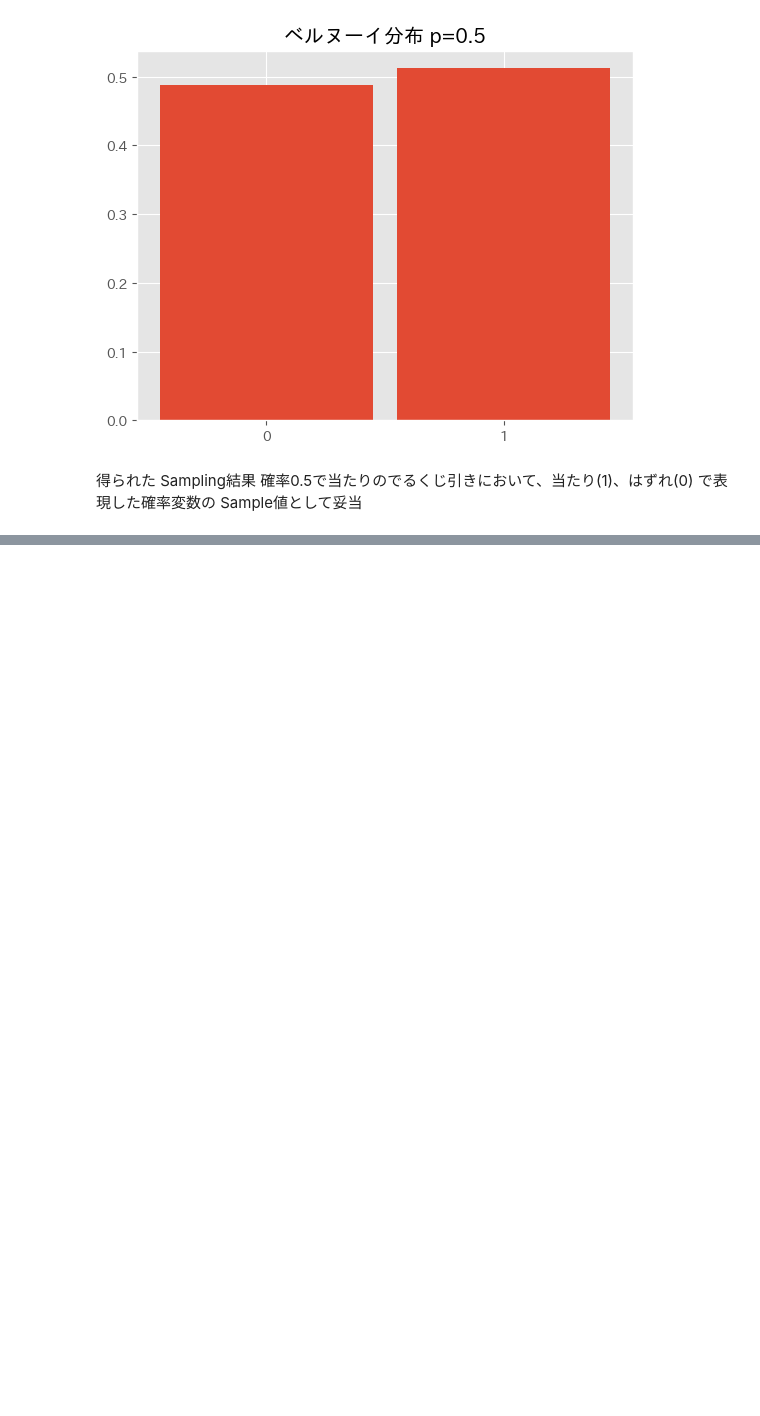
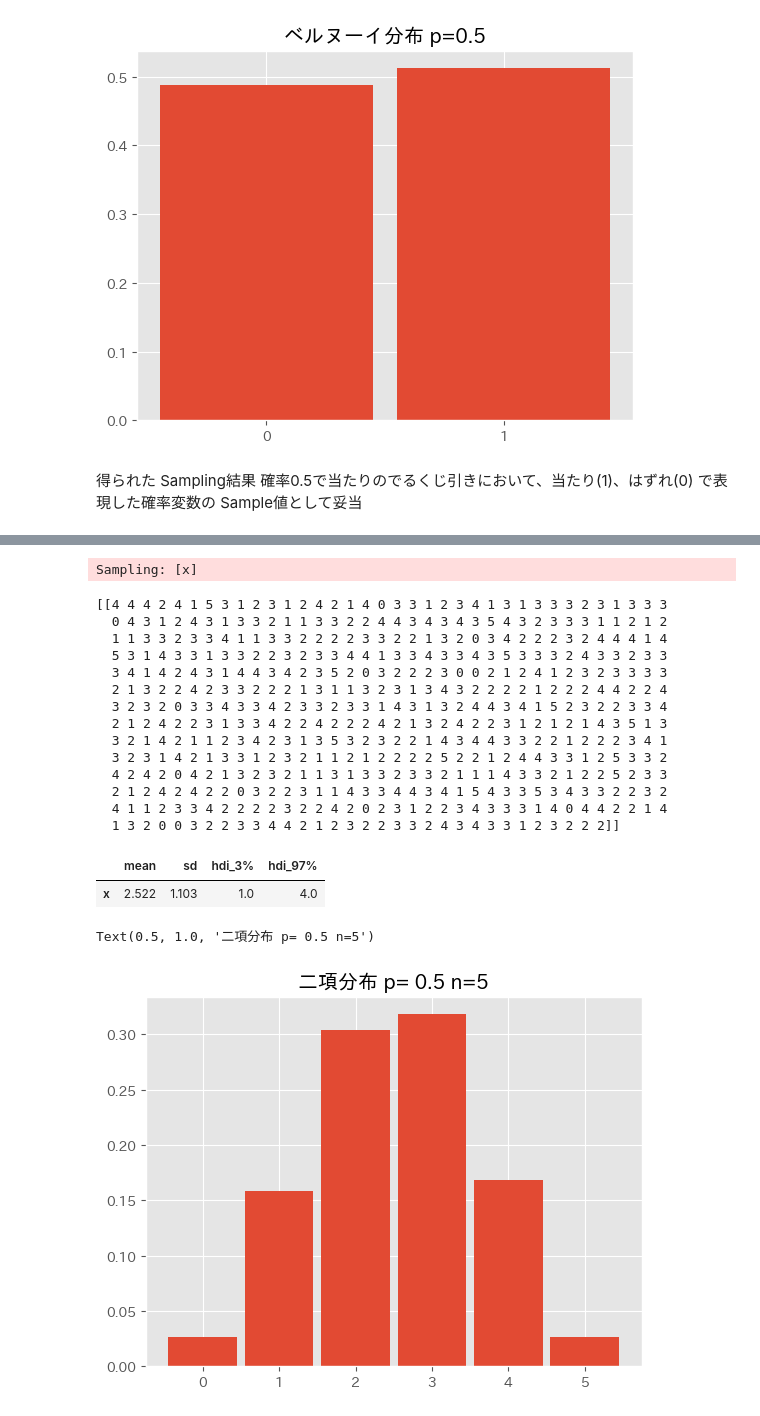
Before and after one commit to 1024xx4/py_bayes_intro, a Jupyter notebook: notebook.ipynb, the cells around one changed output, grey strips where cells are left out. Cells and saved outputs as stored; diff of their text form; code cells hidden in the pictures; blank space fills up the shorter version.

Commit message:
Feat: 二項分布（pm.Binomial Class）を表現する

```diff
--- a/notebook.ipynb
+++ b/notebook.ipynb
@@ -264,0 +271,49 @@ Text(0.5, 1.0, 'ベルヌーイ分布 p=0.5')
+# %%
+# 二項分布の確率 Model の定義
+
+# Parameter設定
+p = 0.5
+n = 5
+
+model2 = pm.Model()
+with model2:
+    # pm.Binomial: 二項分布
+    # p: 施行が成功する確率
+    # n: 施行回数
+    x = pm.Binomial('x', p=p, n=n)
+# %%
+# Sampling と結果分析
+with model2:
+    prior_samples2 = pm.sample_prior_predictive(random_seed=42)  # Sampling
+
+# Sample値抽出
+x_samples2 = prior_samples2['prior']['x'].values
+print(x_samples2)
+
+# Sampling結果の統計分析
+summary2 = az.summary(prior_samples2, kind='stats')
+display(summary2)
+
+# Sampling結果の可視化
+ax = az.plot_dist(x_samples2)
+ax.set_title(f'二項分布 p= {p} n={n}')
+# %% [output]
+Sampling: [x]
+[[4 4 4 2 4 1 5 3 1 2 3 1 2 4 2 1 4 0 3 3 1 2 3 4 1 3 1 3 3 3 2 3 1 3 3 3
+  0 4 3 1 2 4 3 1 3 3 2 1 1 3 3 2 2 4 4 3 4 3 4 3 5 4 3 2 3 3 3 1 1 2 1 2
+  1 1 3 3 2 3 3 4 1 1 3 3 2 2 2 2 3 3 2 2 1 3 2 0 3 4 2 2 2 3 2 4 4 4 1 4
+  5 3 1 4 3 3 1 3 3 2 2 3 2 3 3 4 4 1 3 3 4 3 3 4 3 5 3 3 3 2 4 3 3 2 3 3
+  3 4 1 4 2 4 3 1 4 4 3 4 2 3 5 2 0 3 2 2 2 3 0 0 2 1 2 4 1 2 3 2 3 3 3 3
+  2 1 3 2 2 4 2 3 3 2 2 2 1 3 1 1 3 2 3 1 3 4 3 2 2 2 2 1 2 2 2 4 4 2 2 4
+  3 2 3 2 0 3 3 4 3 3 4 2 3 3 2 3 3 1 4 3 1 3 2 4 4 3 4 1 5 2 3 2 2 3 3 4
+  2 1 2 4 2 2 3 1 3 3 4 2 2 4 2 2 2 4 2 1 3 2 4 2 2 3 1 2 1 2 1 4 3 5 1 3
+  3 2 1 4 2 1 1 2 3 4 2 3 1 3 5 3 2 3 2 2 1 4 3 4 4 3 3 2 2 1 2 2 2 3 4 1
+  3 2 3 1 4 2 1 3 3 1 2 3 2 1 1 2 1 2 2 2 2 5 2 2 1 2 4 4 3 3 1 2 5 3 3 2
+  4 2 4 2 0 4 2 1 3 2 3 2 1 1 3 1 3 3 2 3 3 2 1 1 1 4 3 3 2 1 2 2 5 2 3 3
+  2 1 2 4 2 4 2 2 0 3 2 2 3 1 1 4 3 3 4 4 3 4 1 5 4 3 3 5 3 4 3 3 2 2 3 2
+  4 1 1 2 3 3 4 2 2 2 2 3 2 2 4 2 0 2 3 1 2 2 3 4 3 3 3 1 4 0 4 4 2 2 1 4
+  1 3 2 0 0 3 2 2 3 3 4 4 2 1 2 3 2 2 3 3 2 4 3 4 3 3 1 2 3 2 2 2]]
+|  | mean | sd | hdi_3% | hdi_97% |
+| x | 2.522 | 1.103 | 1.0 | 4.0 |
+Text(0.5, 1.0, '二項分布 p= 0.5 n=5')
+[figure, added]
```
Also changed, not shown: parts of 4 cells of this notebook.
